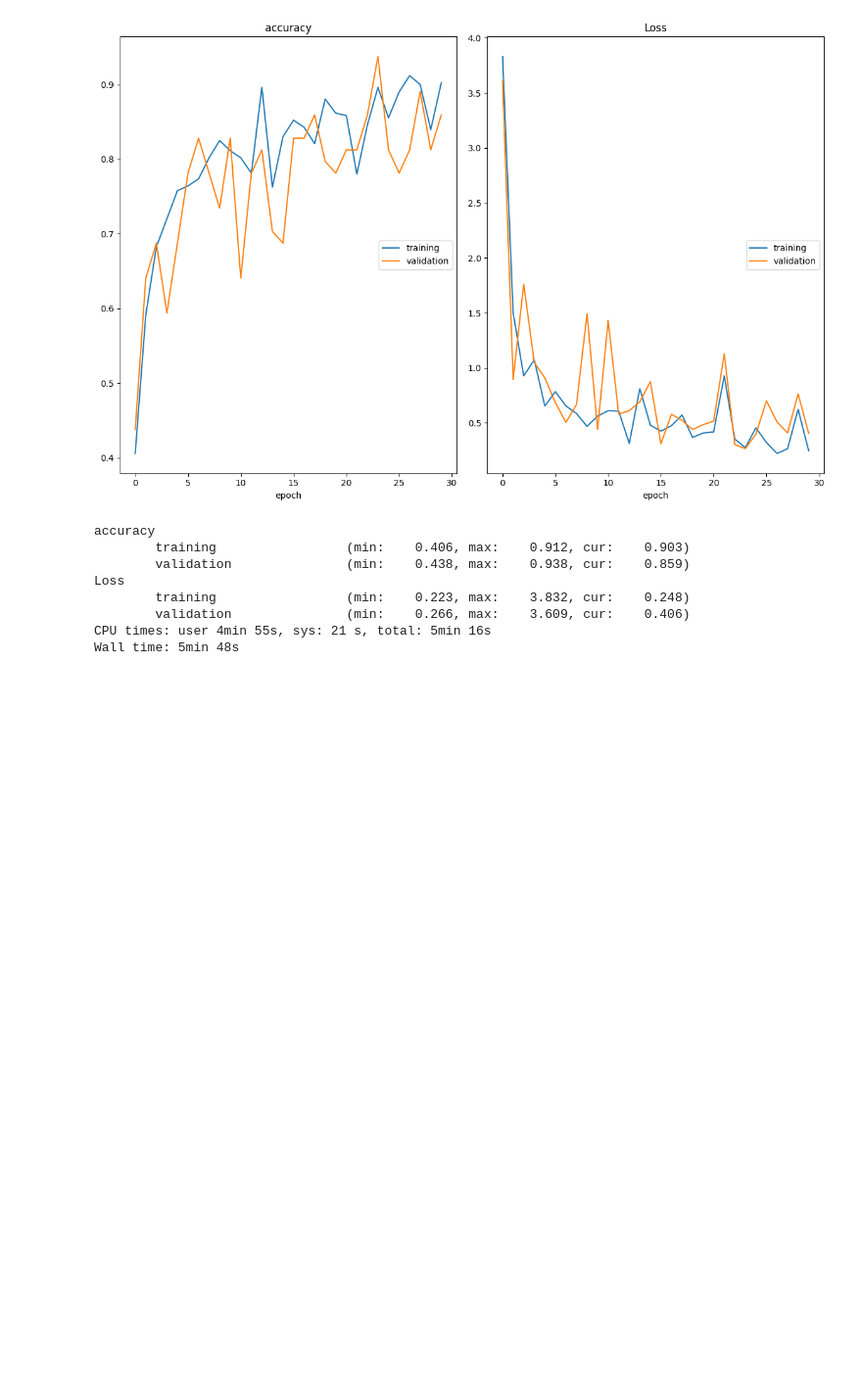
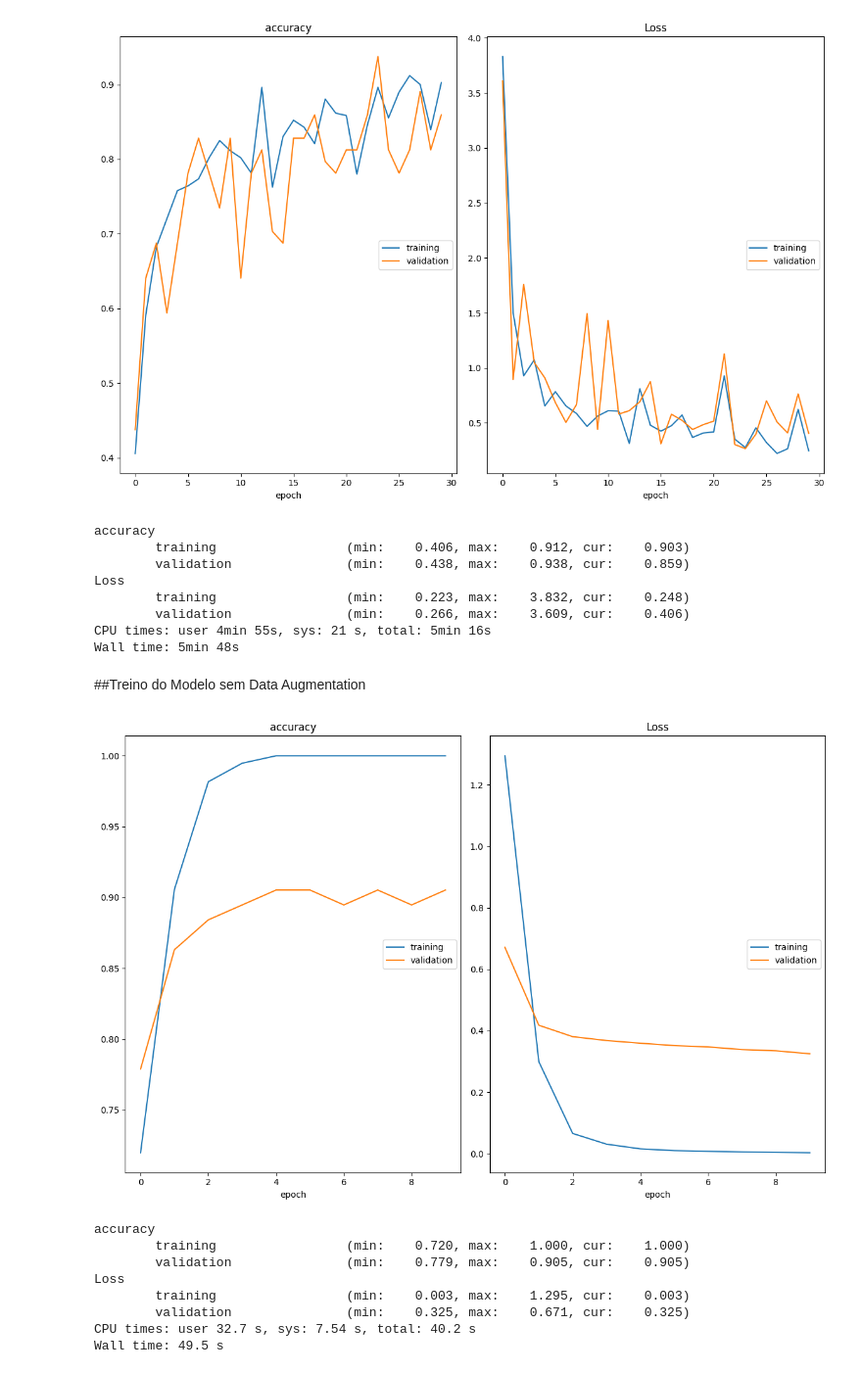
Before and after one commit to Equipe16-IAA/IAA011-VisaoComputacional, a Jupyter notebook: RedesNeurais.ipynb, the cells around one changed output. Shown at 98% size. Cells and saved outputs as stored; diff of their text form; code cells hidden in the pictures; blank space fills up the shorter version.

```diff
--- a/RedesNeurais.ipynb
+++ b/RedesNeurais.ipynb
@@ -371,3 +458,51 @@ Loss
         validation               (min:    0.266, max:    3.609, cur:    0.406)
 CPU times: user 4min 55s, sys: 21 s, total: 5min 16s
 Wall time: 5min 48s
+# %% [markdown]
+##Treino do Modelo sem Data Augmentation
+# %%
+%%time
+from keras.optimizers import RMSprop
+from keras.callbacks import ModelCheckpoint, EarlyStopping, TensorBoard
+from livelossplot import PlotLossesKeras
+
+#steps_per_epoch = traingen.samples // BATCH_SIZE
+#val_steps = validgen.samples // BATCH_SIZE
+
+n_epochs = 10
+
+optimizer = RMSprop(learning_rate=0.0001)
+
+model_resnet50.compile(loss='categorical_crossentropy', optimizer=optimizer, metrics=['accuracy'])
+
+# Salva o modelo Keras após cada época, porém só o de melhor resultado
+checkpointer = ModelCheckpoint(filepath='img_model_resnet50_noaug.weights.best.keras',
+                               verbose=1,
+                               save_best_only=True)
+
+# Para o treinamento para prevenir o overfitting
+# Não utilizei aqui, pois queria que rodasse todas as 30 épocas
+early_stop = EarlyStopping(monitor='val_loss',
+                           patience=10,
+                           restore_best_weights=True,
+                           mode='min')
+
+# Treinamento do Modelo
+history_tl = model_resnet50.fit(train_noaug,
+                    epochs=n_epochs,
+                    #steps_per_epoch=steps_per_epoch,
+                    validation_data=validation_noaug,
+                    #validation_steps=val_steps,
+                    callbacks=[checkpointer, PlotLossesKeras()],
+                    #callbacks=[early_stop, checkpointer, PlotLossesKeras()],
+                    verbose=False)
+# %% [output]
+[figure, added]
+accuracy
+        training                 (min:    0.720, max:    1.000, cur:    1.000)
+        validation               (min:    0.779, max:    0.905, cur:    0.905)
+Loss
+        training                 (min:    0.003, max:    1.295, cur:    0.003)
+        validation               (min:    0.325, max:    0.671, cur:    0.325)
+CPU times: user 32.7 s, sys: 7.54 s, total: 40.2 s
+Wall time: 49.5 s
```
Also changed, not shown: parts of 4 cells of this notebook.
